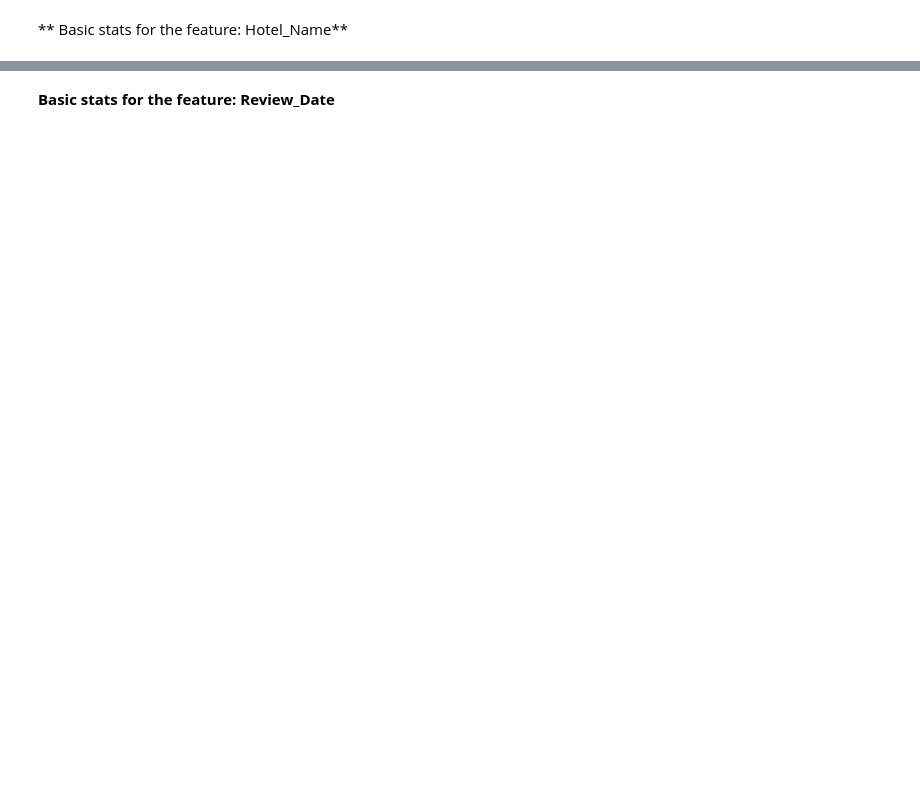
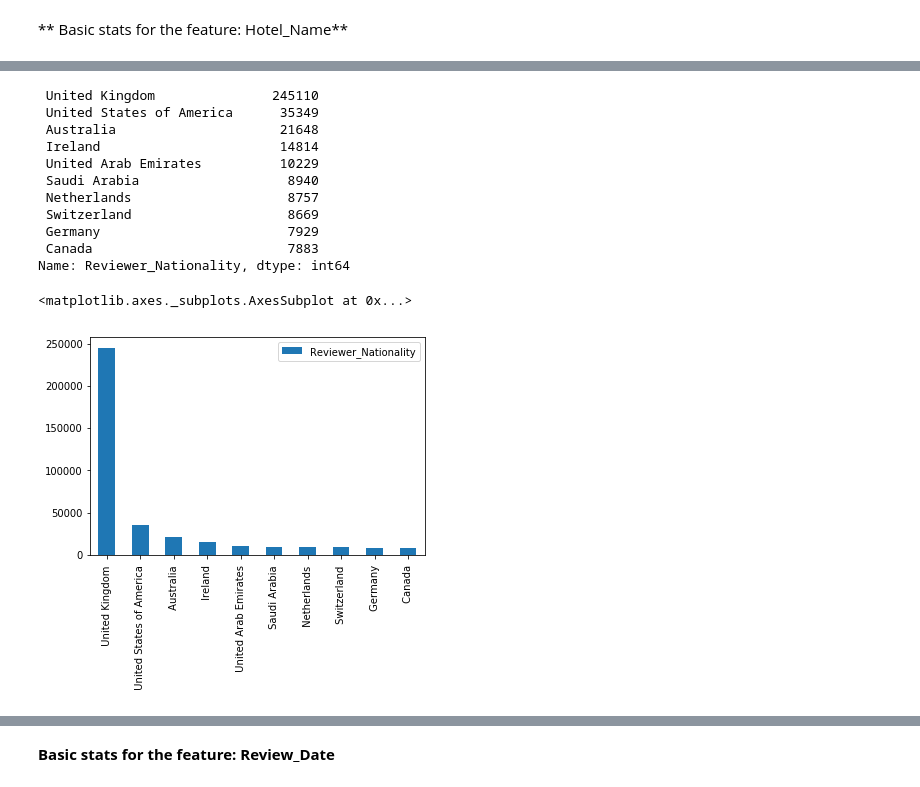
Before and after one commit to muralidhar520/Machine-Learning, a Jupyter notebook: 515k Hotel Reviews Data in Europe/515k-hotel-reviews-data-in-europe.ipynb, the cells around one changed output, grey strips where cells are left out. Drawn from its saved outputs; the diff is of its cells as text; code cells hidden in the pictures; blank space fills up the shorter version.

```diff
--- a/515k Hotel Reviews Data in Europe/515k-hotel-reviews-data-in-europe.ipynb
+++ b/515k Hotel Reviews Data in Europe/515k-hotel-reviews-data-in-europe.ipynb
@@ -129,2 +141,21 @@ freq                245246
 Name: Reviewer_Nationality, dtype: object
+# %%
+# Let's look at the Top 10 Reviewer's Nationalities
+Reviewer_Nat_Count = df.Reviewer_Nationality.value_counts()
+print(Reviewer_Nat_Count[:10])
+Reviewer_Nat_Count[:10].plot(kind='bar',legend=True)
+# %% [output]
+ United Kingdom               245110
+ United States of America      35349
+ Australia                     21648
+ Ireland                       14814
+ United Arab Emirates          10229
+ Saudi Arabia                   8940
+ Netherlands                    8757
+ Switzerland                    8669
+ Germany                        7929
+ Canada                         7883
+Name: Reviewer_Nationality, dtype: int64
+<matplotlib.axes._subplots.AxesSubplot at 0x...>
+[figure, added]
 # %% [markdown]
```
Also changed, not shown: parts of 71 cells of this notebook, 1 other file.
